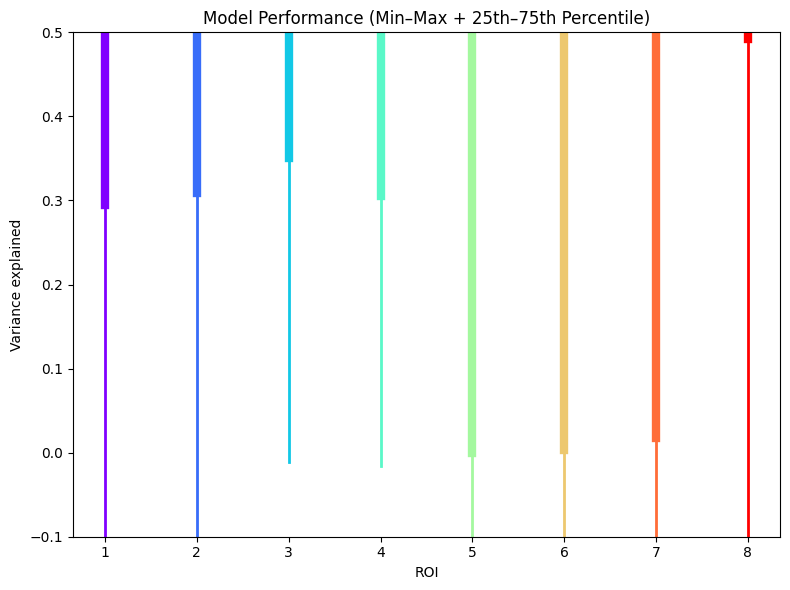
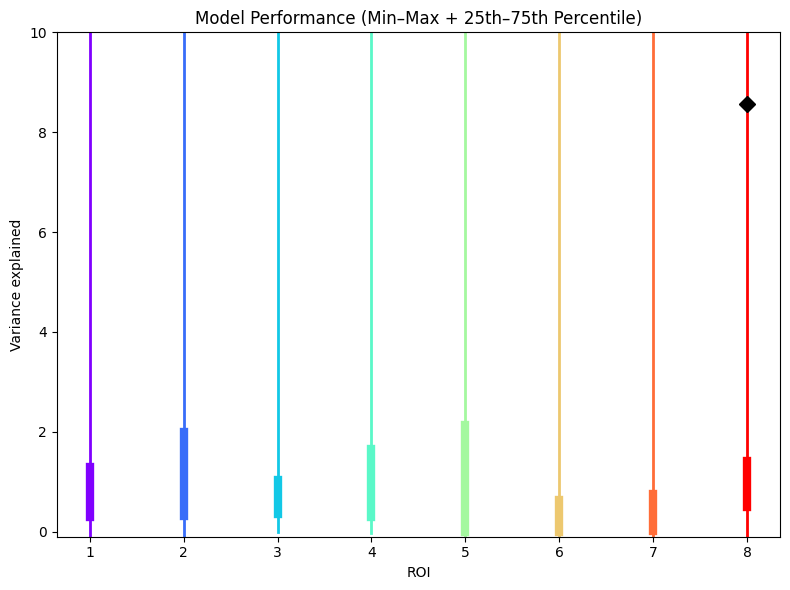
Code edit (unified diff) that turned the first committed figure into the second:
--- before
+++ after
@@ -47,5 +47,5 @@
 
 # Optionally, set y-axis limits
-plt.ylim(-0.1, 0.5)
+plt.ylim(-0.1, 10)
 
 plt.tight_layout()

Commit: pipeline refactoring